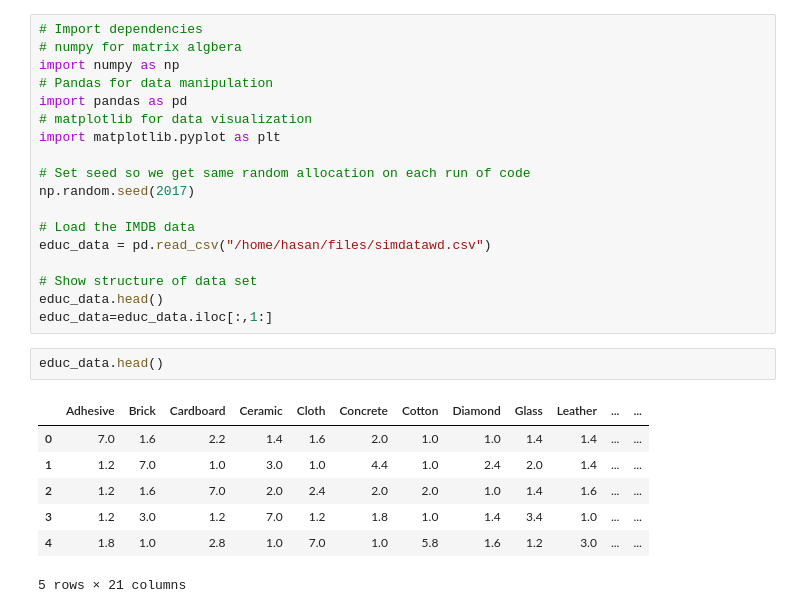
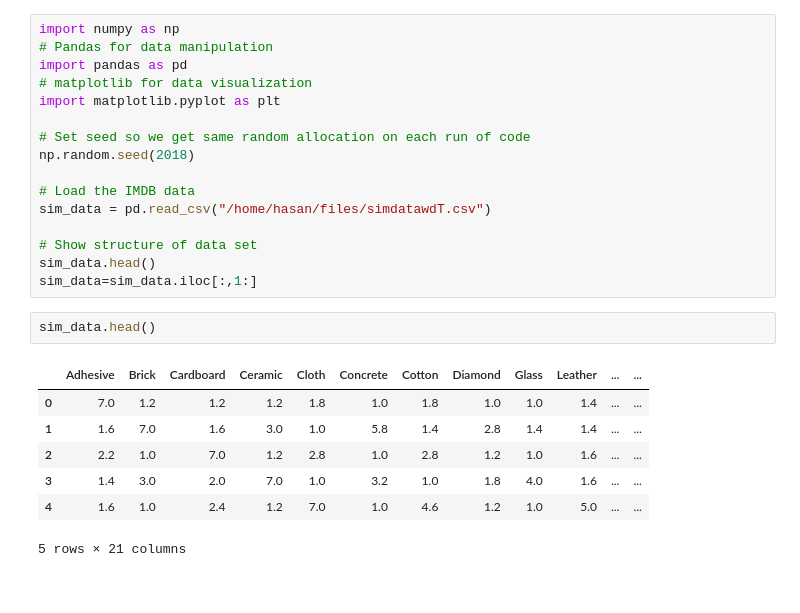
Before and after one commit to mk-hasan/OROC-FU, a Jupyter notebook: OROC-Som.ipynb, the cells around one changed output. Saved outputs shown, nothing was run; the diff lists cells and outputs as text.

```diff
--- a/OROC-Som.ipynb
+++ b/OROC-Som.ipynb
@@ -1,6 +1,4 @@
 # %%
-# Import dependencies
-# numpy for matrix algbera
 import numpy as np
 # Pandas for data manipulation
 import pandas as pd
@@ -8,22 +6,22 @@ import pandas as pd
 import matplotlib.pyplot as plt
 
 # Set seed so we get same random allocation on each run of code
-np.random.seed(2017)
+np.random.seed(2018)
 
 # Load the IMDB data
-educ_data = pd.read_csv("/home/hasan/files/simdatawd.csv")
+sim_data = pd.read_csv("/home/hasan/files/simdatawdT.csv")
 
 # Show structure of data set
-educ_data.head()
-educ_data=educ_data.iloc[:,1:]
+sim_data.head()
+sim_data=sim_data.iloc[:,1:]
 # %%
-educ_data.head()
+sim_data.head()
 # %% [output]
 |  | Adhesive | Brick | Cardboard | Ceramic | Cloth | Concrete | Cotton | Diamond | Glass | Leather | ... | ... |
-| 0 | 7.0 | 1.6 | 2.2 | 1.4 | 1.6 | 2.0 | 1.0 | 1.0 | 1.4 | 1.4 | ... | ... |
-| 1 | 1.2 | 7.0 | 1.0 | 3.0 | 1.0 | 4.4 | 1.0 | 2.4 | 2.0 | 1.4 | ... | ... |
-| 2 | 1.2 | 1.6 | 7.0 | 2.0 | 2.4 | 2.0 | 2.0 | 1.0 | 1.4 | 1.6 | ... | ... |
-| 3 | 1.2 | 3.0 | 1.2 | 7.0 | 1.2 | 1.8 | 1.0 | 1.4 | 3.4 | 1.0 | ... | ... |
-| 4 | 1.8 | 1.0 | 2.8 | 1.0 | 7.0 | 1.0 | 5.8 | 1.6 | 1.2 | 3.0 | ... | ... |
+| 0 | 7.0 | 1.2 | 1.2 | 1.2 | 1.8 | 1.0 | 1.8 | 1.0 | 1.0 | 1.4 | ... | ... |
+| 1 | 1.6 | 7.0 | 1.6 | 3.0 | 1.0 | 5.8 | 1.4 | 2.8 | 1.4 | 1.4 | ... | ... |
+| 2 | 2.2 | 1.0 | 7.0 | 1.2 | 2.8 | 1.0 | 2.8 | 1.2 | 1.0 | 1.6 | ... | ... |
+| 3 | 1.4 | 3.0 | 2.0 | 7.0 | 1.0 | 3.2 | 1.0 | 1.8 | 4.0 | 1.6 | ... | ... |
+| 4 | 1.6 | 1.0 | 2.4 | 1.2 | 7.0 | 1.0 | 4.6 | 1.2 | 1.0 | 5.0 | ... | ... |
 5 rows × 21 columns
 # %%
```
Also changed, not shown: parts of 8 cells of this notebook.
